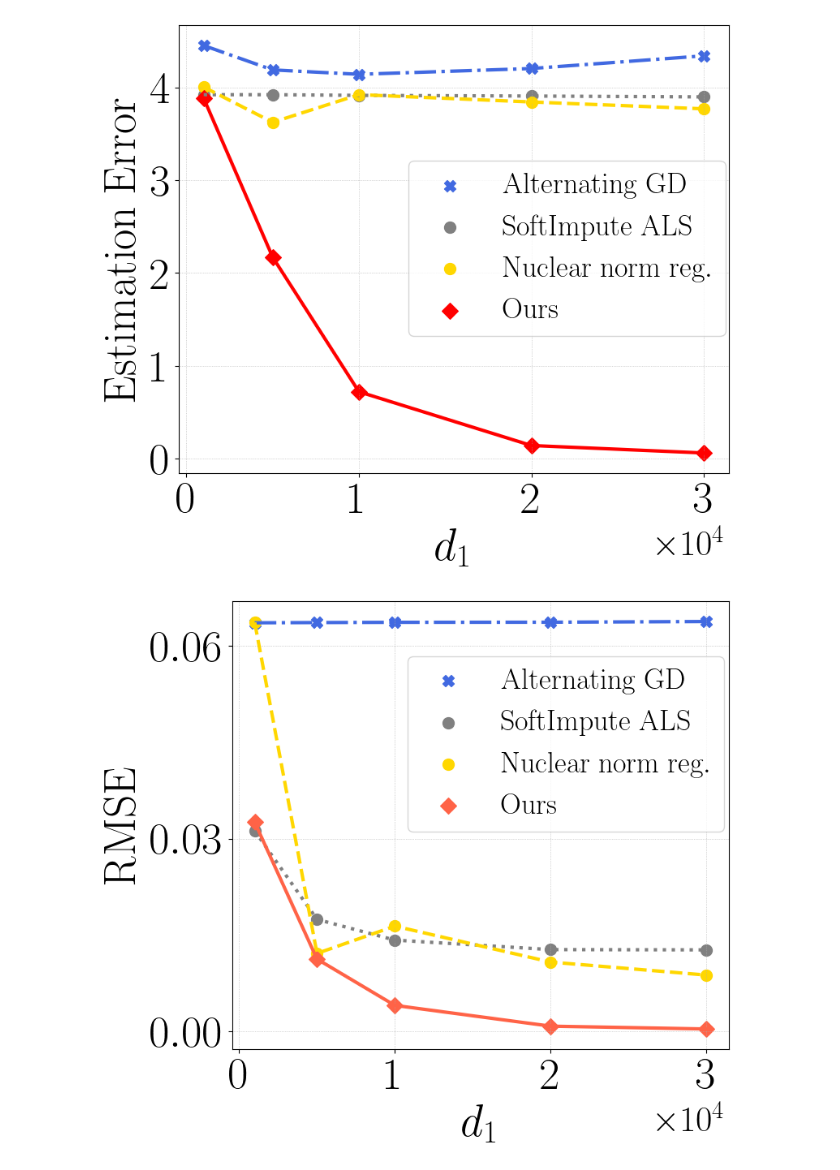
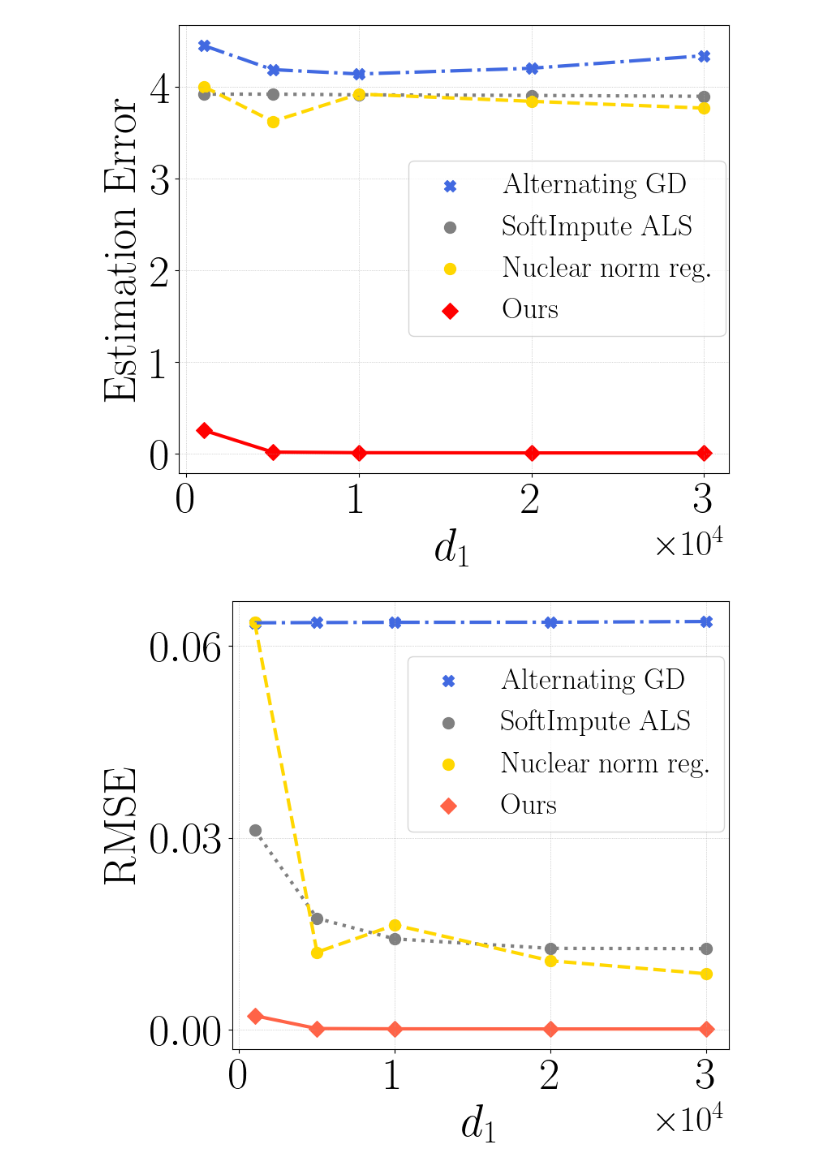
Before and after one commit to VirtuosoResearch/Matrix-completion-from-ultrasparse-samples, a Jupyter notebook: revised_figures/two_observations_per_row.ipynb, the cells around one changed output. Drawn from its saved outputs; the diff is of its cells as text; code cells hidden in the pictures.

```diff
--- a/revised_figures/two_observations_per_row.ipynb
+++ b/revised_figures/two_observations_per_row.ipynb
@@ -20,7 +20,8 @@ alt_GD = np.array([4.4501028, 4.1873474, 4.1397815, 4.2022367, 4.3389158])
 softimpute_als = np.array([3.9199268, 3.9201284, 3.9127384, 3.9058255, 3.8966076])
 nuclear_reg = np.array([4.0026073, 3.6227927, 3.9208028, 3.8417674, 3.7678982])
 iipw_1 = np.array([3.9895393, 3.9368068, 3.8819335, 3.7691855, 3.6639122])
-iipw = np.array([3.8805952, 2.1690504, 0.7195714, 0.1405762, 0.0598621])
+#iipw = np.array([3.8805952, 2.1690504, 0.7195714, 0.1405762, 0.0598621])
+iipw = np.array([0.2562545, 0.0177211, 0.0114273, 0.0092263, 0.0083068])
 
 f, ax = plt.subplots(figsize=(8,7))
 
@@ -32,34 +33,34 @@ f, ax = plt.subplots(figsize=(8,7))
 
 plt.plot(d1, alt_GD, lw=3, color='royalblue',ls="dashdot" )
 plt.plot(d1, softimpute_als, lw=3, color='grey', ls="dotted")
 plt.plot(d1, nuclear_reg, lw=3, color='gold', ls="dashed")
 plt.plot(d1, iipw, color='red',lw=3)
 
 plt.scatter(d1, alt_GD, s=100, color='royalblue', label=r"$\mathrm{Alternating~GD}$", marker="X")
 plt.scatter(d1, softimpute_als, s=100, color='grey', label=r"$\mathrm{SoftImpute~ALS}$", marker="o")
 plt.scatter(d1, nuclear_reg, s=100, color='gold', label=r"$\mathrm{Nuclear~norm~reg.}$")
 plt.scatter(d1, iipw, s=100, color='red', label=r"$\mathrm{Ours}$", marker="D")
 
 plt.legend(fontsize=26, loc='upper right', bbox_to_anchor=(1.02, 0.73))
 
 plt.xlabel(r"$d_1$", fontsize=40)
 plt.ylabel(r"$\mathrm{Estimation~Error}$", fontsize=40)
 
 xticks = [0, 10000, 20000, 30000]
 plt.xticks(xticks, fontsize=40)
 plt.ticklabel_format(style='sci', scilimits=(0,0), axis='x')
 plt.yticks(fontsize=40)
 ax.xaxis.get_offset_text().set_fontsize(32)
 
 plt.grid(lw=0.5, ls=":")
 plt.tight_layout()
 plot_name = f"two_per_row_err.pdf"
 plt.savefig(plot_name, bbox_inches='tight', format="pdf", dpi=1200)
 
 plt.show()
 plt.close()
 # %% [output]
-[figure, old version]
+[figure, new version]
 # %%
 # observed entries
 d1 = [1000, 5000, 10000, 20000, 30000]
@@ -67,7 +68,8 @@ alt_GD_rmse = np.array([0.0636046, 0.0636437, 0.0636801, 0.0636962, 0.0638076])
 softimpute_als_rmse = np.array([0.0312063, 0.0174234, 0.0141976, 0.0127178, 0.0126747])
 nuclear_reg_rmse = np.array([0.0636746, 0.0121213, 0.0163727, 0.0107768, 0.0087501])
 iipw_1_rmse = np.array([0.0497238, 0.0205959, 0.0140485, 0.0097816, 0.0077941])
-iipw_rmse = np.array([0.0325514, 0.0112466, 0.0040286, 0.0007947, 0.0003541])
+#iipw_rmse = np.array([0.0325514, 0.0112466, 0.0040286, 0.0007947, 0.0003541])
+iipw_rmse = np.array([0.0021971, 0.0001839, 0.0001403, 0.0001225, 0.0001161])
 
 f, ax = plt.subplots(figsize=(8,7))
 
@@ -105,4 +107,4 @@ plt.savefig(plot_name, bbox_inches='tight', format="pdf", dpi=1200)
 plt.show()
 plt.close()
 # %% [output]
-[figure, old version]
+[figure, new version]
```
Also changed, not shown: 3 other files.
